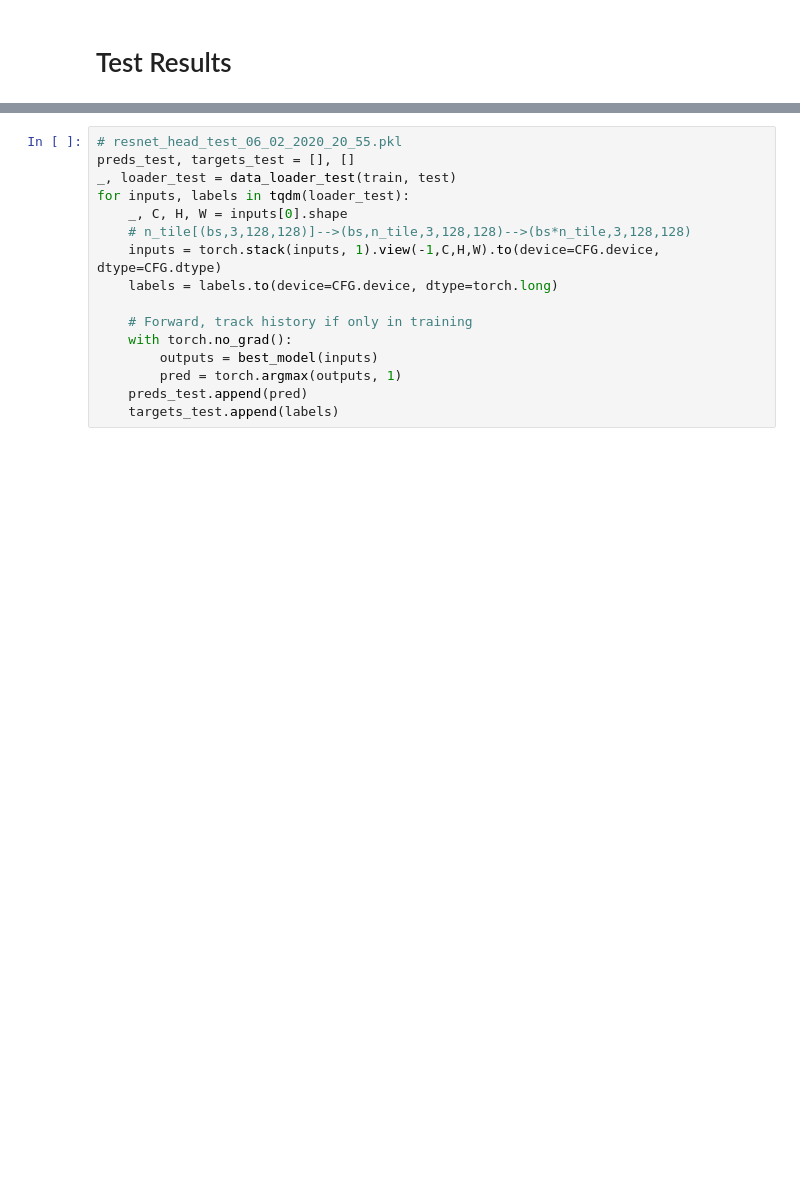
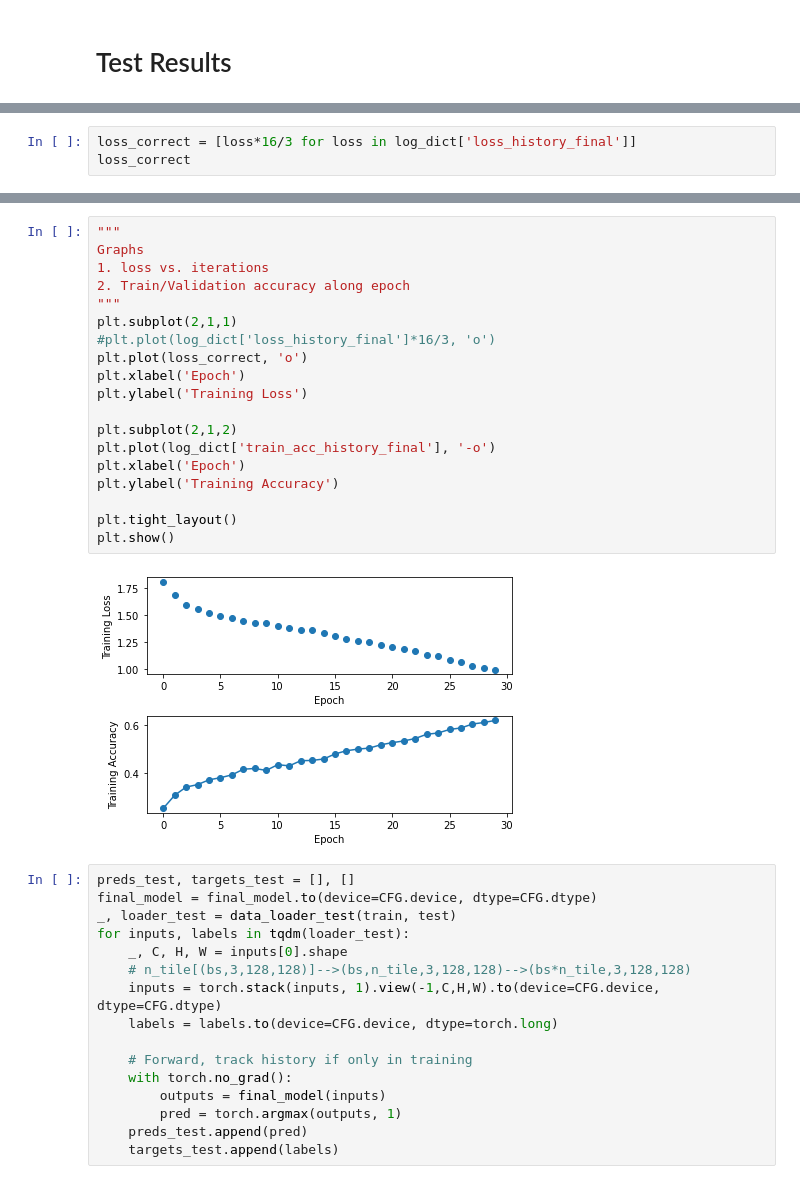
Before and after one commit to yh36/CS231nProstateCancer, a Jupyter notebook: PCaTileStreamConcate.ipynb, the cells around one changed output, grey strips where cells are left out. Cells and saved outputs as stored; diff of their text form; blank space fills up the shorter version.

```diff
--- a/PCaTileStreamConcate.ipynb
+++ b/PCaTileStreamConcate.ipynb
@@ -579,0 +573,3 @@ with open(log_file, 'wb') as pkl_file:
+# %%
+loss_correct = [loss*16/3 for loss in log_dict['loss_history_final']]
+loss_correct
@@ -580,6 +594,27 @@ with open(log_file, 'wb') as pkl_file:
+# %%
+"""
+Graphs
+1. loss vs. iterations
+2. Train/Validation accuracy along epoch
+"""
+plt.subplot(2,1,1)
+#plt.plot(log_dict['loss_history_final']*16/3, 'o')
+plt.plot(loss_correct, 'o')
+plt.xlabel('Epoch')
+plt.ylabel('Training Loss')
+
+plt.subplot(2,1,2)
+plt.plot(log_dict['train_acc_history_final'], '-o')
+plt.xlabel('Epoch')
+plt.ylabel('Training Accuracy')
+
+plt.tight_layout()
+plt.show()
+# %% [output]
+[figure, added]
 # %%
-# resnet_head_test_06_02_2020_20_55.pkl
 preds_test, targets_test = [], []
+final_model = final_model.to(device=CFG.device, dtype=CFG.dtype)
 _, loader_test = data_loader_test(train, test)
 for inputs, labels in tqdm(loader_test):
     _, C, H, W = inputs[0].shape
@@ -589,7 +624,7 @@ for inputs, labels in tqdm(loader_test):
 
     # Forward, track history if only in training
     with torch.no_grad():
-        outputs = best_model(inputs)
+        outputs = final_model(inputs)
         pred = torch.argmax(outputs, 1)
     preds_test.append(pred)
     targets_test.append(labels)
```
Also changed, not shown: parts of 9 cells of this notebook.
